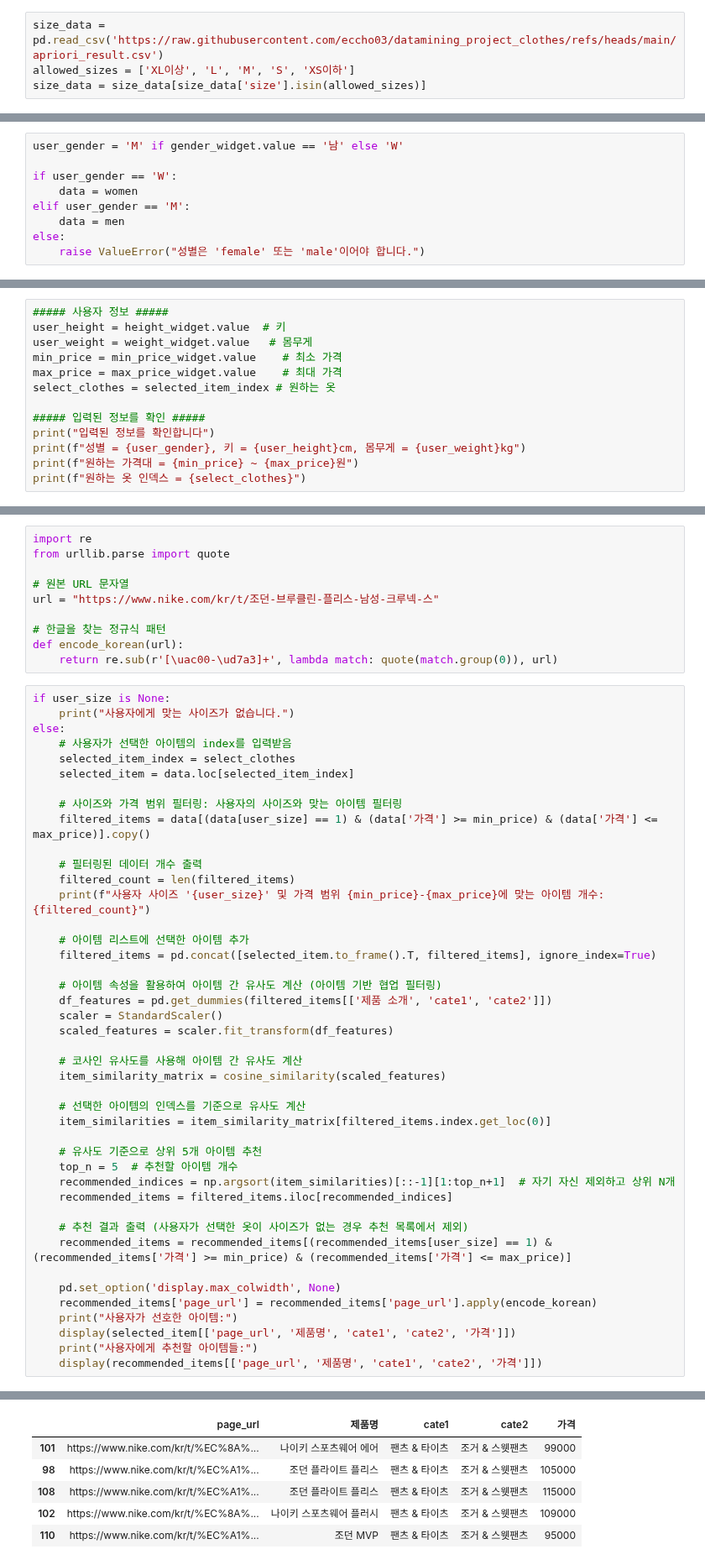
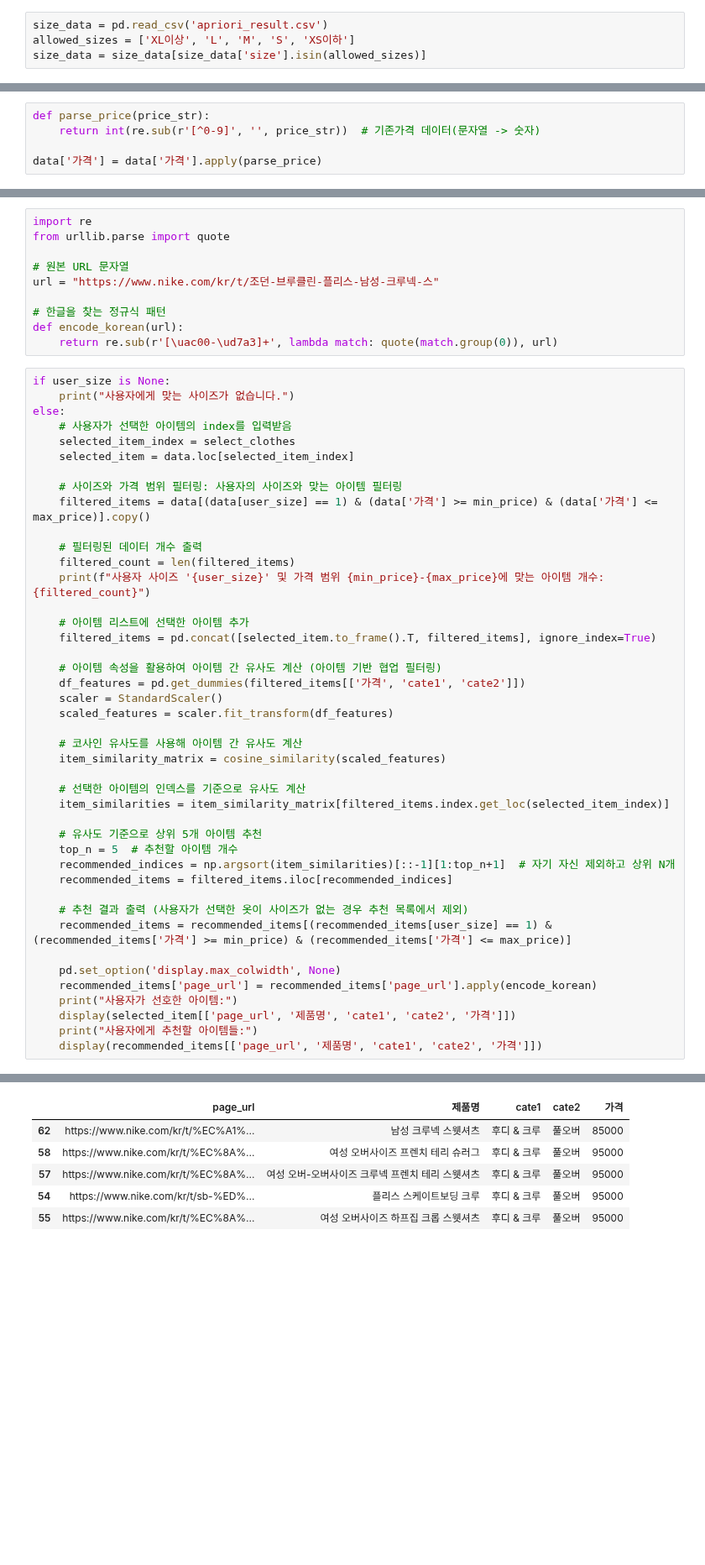
Before and after one commit to eccho03/datamining_project_clothes, a Jupyter notebook: item_base_collaborate_filtering.ipynb, the cells around one changed output, grey strips where cells are left out. Shown at 84% size. Saved outputs shown, nothing was run; the diff lists cells and outputs as text; blank space fills up the shorter version.

Commit message:
FIX(item_base_collaborate_filtering.ipynb) : rendering 문제로 재업로드

```diff
--- a/item_base_collaborate_filtering.ipynb
+++ b/item_base_collaborate_filtering.ipynb
@@ -11,5 +50,5 @@ import re
 # %%
-size_data = pd.read_csv('https://raw.githubusercontent.com/eccho03/datamining_project_clothes/refs/heads/main/apriori_result.csv')
+size_data = pd.read_csv('apriori_result.csv')
 allowed_sizes = ['XL이상', 'L', 'M', 'S', 'XS이하']
 size_data = size_data[size_data['size'].isin(allowed_sizes)]
 # %%
@@ -104,12 +70,3 @@ VBox(children=(ToggleButtons(description='성별:', options=('남', '여'), valu
-# %%
-user_gender = 'M' if gender_widget.value == '남' else 'W'
-
-if user_gender == 'W':
-    data = women
-elif user_gender == 'M':
-    data = men
-else:
-    raise ValueError("성별은 'female' 또는 'male'이어야 합니다.")
 # %%
 data
 # %% [output]
@@ -156,13 +85,0 @@ interactive(children=(Dropdown(description='원하는 옷: ', options=(('0: 나
-# %%
-##### 사용자 정보 #####
-user_height = height_widget.value  # 키
-user_weight = weight_widget.value   # 몸무게
-min_price = min_price_widget.value    # 최소 가격
-max_price = max_price_widget.value    # 최대 가격
-select_clothes = selected_item_index # 원하는 옷
-
-##### 입력된 정보를 확인 #####
-print("입력된 정보를 확인합니다")
-print(f"성별 = {user_gender}, 키 = {user_height}cm, 몸무게 = {user_weight}kg")
-print(f"원하는 가격대 = {min_price} ~ {max_price}원")
-print(f"원하는 옷 인덱스 = {select_clothes}")
@@ -174,3 +86,8 @@ print(f"원하는 옷 인덱스 = {select_clothes}")
+# %%
+def parse_price(price_str):
+    return int(re.sub(r'[^0-9]', '', price_str))  # 기존가격 데이터(문자열 -> 숫자)
+
+data['가격'] = data['가격'].apply(parse_price)
 # %% [markdown]
 # 사이즈 도출
 # %%
@@ -227,7 +144,7 @@ else:
     filtered_items = pd.concat([selected_item.to_frame().T, filtered_items], ignore_index=True)
 
     # 아이템 속성을 활용하여 아이템 간 유사도 계산 (아이템 기반 협업 필터링)
-    df_features = pd.get_dummies(filtered_items[['제품 소개', 'cate1', 'cate2']])
+    df_features = pd.get_dummies(filtered_items[['가격', 'cate1', 'cate2']])
     scaler = StandardScaler()
     scaled_features = scaler.fit_transform(df_features)
 
@@ -235,7 +152,7 @@ else:
     item_similarity_matrix = cosine_similarity(scaled_features)
 
     # 선택한 아이템의 인덱스를 기준으로 유사도 계산
-    item_similarities = item_similarity_matrix[filtered_items.index.get_loc(0)]
+    item_similarities = item_similarity_matrix[filtered_items.index.get_loc(selected_item_index)]
 
     # 유사도 기준으로 상위 5개 아이템 추천
     top_n = 5  # 추천할 아이템 개수
@@ -263,8 +180,8 @@ else:
 dtype: object
 사용자에게 추천할 아이템들:
 |  | page_url | 제품명 | cate1 | cate2 | 가격 |
-| 101 | https://www.nike.com/kr/t/%EC%8A%... | 나이키 스포츠웨어 에어 | 팬츠 & 타이츠 | 조거 & 스웻팬츠 | 99000 |
-| 98 | https://www.nike.com/kr/t/%EC%A1%... | 조던 플라이트 플리스 | 팬츠 & 타이츠 | 조거 & 스웻팬츠 | 105000 |
-| 108 | https://www.nike.com/kr/t/%EC%A1%... | 조던 플라이트 플리스 | 팬츠 & 타이츠 | 조거 & 스웻팬츠 | 115000 |
-| 102 | https://www.nike.com/kr/t/%EC%8A%... | 나이키 스포츠웨어 플러시 | 팬츠 & 타이츠 | 조거 & 스웻팬츠 | 109000 |
-| 110 | https://www.nike.com/kr/t/%EC%A1%... | 조던 MVP | 팬츠 & 타이츠 | 조거 & 스웻팬츠 | 95000 |
+| 62 | https://www.nike.com/kr/t/%EC%A1%... | 남성 크루넥 스웻셔츠 | 후디 & 크루 | 풀오버 | 85000 |
+| 58 | https://www.nike.com/kr/t/%EC%8A%... | 여성 오버사이즈 프렌치 테리 슈러그 | 후디 & 크루 | 풀오버 | 95000 |
+| 57 | https://www.nike.com/kr/t/%EC%8A%... | 여성 오버-오버사이즈 크루넥 프렌치 테리 스웻셔츠 | 후디 & 크루 | 풀오버 | 95000 |
+| 54 | https://www.nike.com/kr/t/sb-%ED%... | 플리스 스케이트보딩 크루 | 후디 & 크루 | 풀오버 | 95000 |
+| 55 | https://www.nike.com/kr/t/%EC%8A%... | 여성 오버사이즈 하프집 크롭 스웻셔츠 | 후디 & 크루 | 풀오버 | 95000 |
```
Also changed, not shown: parts of 17 cells of this notebook.
